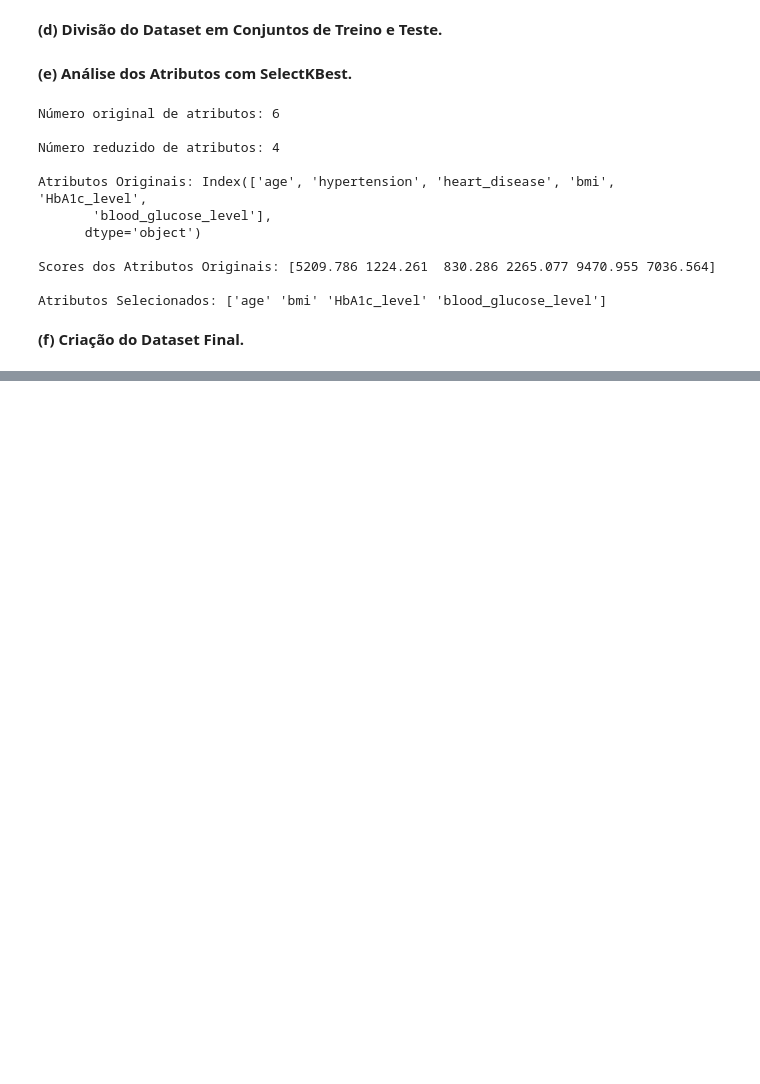
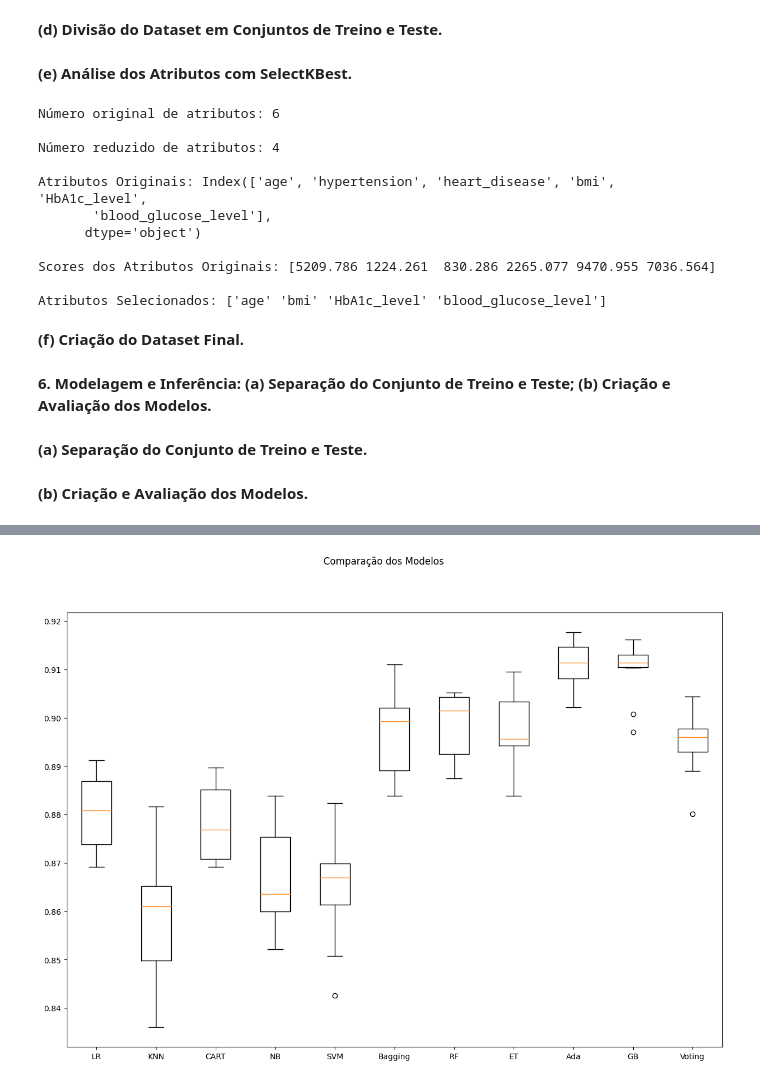
Before and after one commit to PedroHudson/PUC_MVP2, a Jupyter notebook: MVP_Machine_Learning_&_Analytics.ipynb, the cells around one changed output, grey strips where cells are left out. Saved outputs shown, nothing was run; the diff lists cells and outputs as text; code cells hidden in the pictures; blank space fills up the shorter version.

```diff
--- a/MVP_Machine_Learning_&_Analytics.ipynb
+++ b/MVP_Machine_Learning_&_Analytics.ipynb
@@ -226,3 +226,81 @@ Atributos Selecionados: ['age' 'bmi' 'HbA1c_level' 'blood_glucose_level']
 # %%
 # Seleção das colunas para a criação do novo dataframe final.
 dataset_final = dataset_novo[['age', 'bmi', 'HbA1c_level', 'blood_glucose_level','diabetes']]
+# %% [markdown]
+**6. Modelagem e Inferência: (a) Separação do Conjunto de Treino e Teste; (b) Criação e Avaliação dos Modelos.**
+# %% [markdown]
+**(a) Separação do Conjunto de Treino e Teste.**
+# %%
+# Separação em conjunto de treino e teste com holdout
+
+test_size = 0.20 # tamanho do conjunto de teste
+seed = 7 # semente aleatória
+
+# separação em conjunto de treino e teste
+array = dataset_final.values
+X = array[:,0:4]
+y = array[:,4]
+X_train, X_test, y_train, y_test = train_test_split(X, y, test_size=test_size, shuffle=True, random_state=seed, stratify=y) # holdout com estratificação
+
+# Parâmetros e partições da validação cruzada
+scoring = 'accuracy'
+num_particoes = 10
+kfold = StratifiedKFold(n_splits=num_particoes, shuffle=True, random_state=seed) # validação cruzada com estratificação
+# %% [markdown]
+**(b) Criação e Avaliação dos Modelos.**
+# %%
+np.random.seed(7) # definindo uma semente global
+
+# Lista que armazenará os modelos
+models = []
+
+# Criando os modelos e adicionando-os na lista de modelos
+models.append(('LR', LogisticRegression(max_iter=200)))
+models.append(('KNN', KNeighborsClassifier()))
+models.append(('CART', DecisionTreeClassifier()))
+models.append(('NB', GaussianNB()))
+models.append(('SVM', SVC()))
+
+
+# Definindo os parâmetros do classificador base para o BaggingClassifier
+base = DecisionTreeClassifier()
+num_trees = 100
+max_features = 3
+
+# Criando os modelos para o VotingClassifier
+bases = []
+model1 = LogisticRegression(max_iter=200)
+bases.append(('logistic', model1))
+model2 = DecisionTreeClassifier()
+bases.append(('cart', model2))
+model3 = SVC()
+bases.append(('svm', model3))
+
+# Criando os ensembles e adicionando-os na lista de modelos
+models.append(('Bagging', BaggingClassifier(base_estimator=base, n_estimators=num_trees)))
+models.append(('RF', RandomForestClassifier(n_estimators=num_trees, max_features=max_features)))
+models.append(('ET', ExtraTreesClassifier(n_estimators=num_trees, max_features=max_features)))
+models.append(('Ada', AdaBoostClassifier(n_estimators=num_trees)))
+models.append(('GB', GradientBoostingClassifier(n_estimators=num_trees)))
+models.append(('Voting', VotingClassifier(bases)))
+
+# Listas para armazenar os resultados
+results = []
+names = []
+
+# Avaliação dos modelos
+for name, model in models:
+  cv_results = cross_val_score(model, X_train, y_train, cv=kfold, scoring=scoring)
+  results.append(cv_results)
+  names.append(name)
+  msg = "%s: %f (%f)" % (name, cv_results.mean(), cv_results.std())
+  print(msg)
+
+# Boxplot de comparação dos modelos
+fig = plt.figure(figsize=(15,10))
+fig.suptitle('Comparação dos Modelos')
+ax = fig.add_subplot(111)
+plt.boxplot(results)
+ax.set_xticklabels(names)
+plt.show()
+# %% [output]
@@ -228,0 +318 @@ dataset_final = dataset_novo[['age', 'bmi', 'HbA1c_level', 'blood_glucose_level'
+[figure, added]
```
Also changed, not shown: parts of 8 cells of this notebook.
